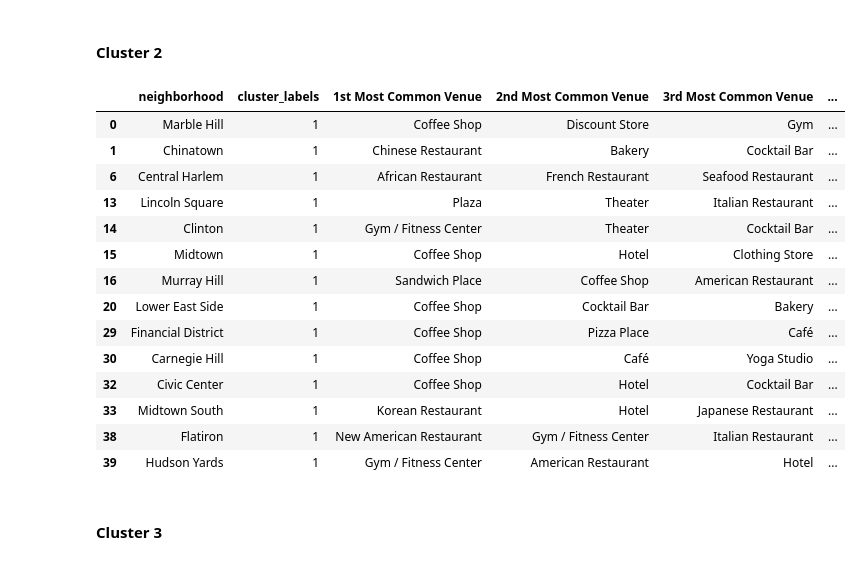
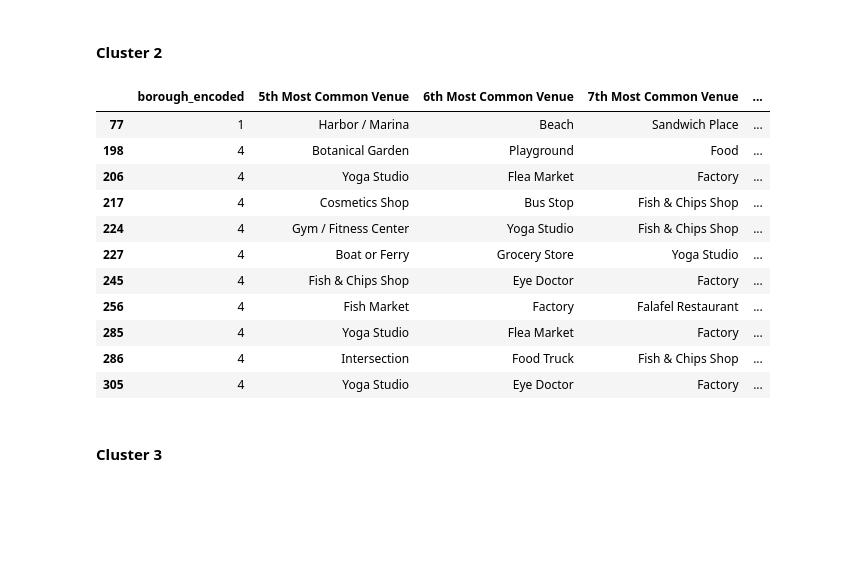
Before and after one commit to rafaelcgama/Capstone, a Jupyter notebook: final.ipynb, the cells around one changed output. Cells and saved outputs as stored; diff of their text form; code cells hidden in the pictures; blank space fills up the shorter version.

```diff
--- a/final.ipynb
+++ b/final.ipynb
@@ -352,0 +332,4 @@ manhattan_grouped.shape
+# %%
+nyc_grouped = nyc_onehot.groupby('neighborhood').mean().reset_index()
+print(nyc_grouped.shape)
+nyc_grouped.head()
@@ -377,10 +368,10 @@ for ind in np.arange(num_top_venues):
 
 # create a new dataframe
 neighborhoods_venues_sorted = pd.DataFrame(columns=columns)
-neighborhoods_venues_sorted['neighborhood'] = manhattan_grouped['neighborhood']
+neighborhoods_venues_sorted['neighborhood'] = nyc_grouped['neighborhood']
 
-for ind in np.arange(manhattan_grouped.shape[0]):
-    neighborhoods_venues_sorted.iloc[ind, 1:] = return_most_common_venues(manhattan_grouped.iloc[ind, :], num_top_venues)
+for ind in np.arange(nyc_grouped.shape[0]):
+    neighborhoods_venues_sorted.iloc[ind, 1:] = return_most_common_venues(nyc_grouped.iloc[ind, :], num_top_venues)
 
 neighborhoods_venues_sorted.head()
 # %% [output]
@@ -413,11 +437,10 @@ visualizer.poof()
 # %%
 # set number of clusters
-kclusters = 4
-
-manhattan_grouped_clustering = manhattan_grouped.drop('neighborhood', 1)
+kclusters = 10
+nyc_grouped_clustering = nyc_grouped.drop('neighborhood', 1)
 
 # run k-means clustering
-kmeans = KMeans(n_clusters=kclusters, random_state=0).fit(manhattan_grouped_clustering)
+kmeans = KMeans(n_clusters=kclusters, random_state=0).fit(nyc_grouped_clustering)
 
 # check cluster labels generated for each row in the dataframe
 kmeans.labels_[0:10]
@@ -429,10 +452,11 @@ Let's create a new dataframe that includes the cluster as well as the top 10 ven
 # add clustering labels
 neighborhoods_venues_sorted.insert(0, 'cluster_labels', kmeans.labels_)
 
-manhattan_merged = manhattan_data
+nyc_merged = nyc_data.copy()
 
 # merge toronto_grouped with toronto_data to add latitude/longitude for each neighborhood
-manhattan_merged = manhattan_merged.join(neighborhoods_venues_sorted.set_index('neighborhood'), on='neighborhood')
+nyc_merged = nyc_merged.join(neighborhoods_venues_sorted.set_index('neighborhood'), on='neighborhood')
 
-manhattan_merged.head() # check the last columns!
+print(nyc_merged.head())
+nyc_merged.head() # check the last columns!
 # %% [output]
@@ -502,23 +543,20 @@ manhattan_merged.loc[manhattan_merged['cluster_labels'] == 0, manhattan_merged.c
 # %% [markdown]
 #### Cluster 2
 # %%
-manhattan_merged.loc[manhattan_merged['cluster_labels'] == 1, manhattan_merged.columns[[1] + list(range(4, manhattan_merged.shape[1]))]]
+nyc_merged.loc[nyc_merged['cluster_labels'] == 1, nyc_merged.columns[[1] + list(range(10, nyc_merged.shape[1]))]]
 # %% [output]
-|  | neighborhood | cluster_labels | 1st Most Common Venue | 2nd Most Common Venue | 3rd Most Common Venue | ... |
-| 0 | Marble Hill | 1 | Coffee Shop | Discount Store | Gym | ... |
-| 1 | Chinatown | 1 | Chinese Restaurant | Bakery | Cocktail Bar | ... |
-| 6 | Central Harlem | 1 | African Restaurant | French Restaurant | Seafood Restaurant | ... |
-| 13 | Lincoln Square | 1 | Plaza | Theater | Italian Restaurant | ... |
-| 14 | Clinton | 1 | Gym / Fitness Center | Theater | Cocktail Bar | ... |
-| 15 | Midtown | 1 | Coffee Shop | Hotel | Clothing Store | ... |
-| 16 | Murray Hill | 1 | Sandwich Place | Coffee Shop | American Restaurant | ... |
-| 20 | Lower East Side | 1 | Coffee Shop | Cocktail Bar | Bakery | ... |
-| 29 | Financial District | 1 | Coffee Shop | Pizza Place | Café | ... |
-| 30 | Carnegie Hill | 1 | Coffee Shop | Café | Yoga Studio | ... |
-| 32 | Civic Center | 1 | Coffee Shop | Hotel | Cocktail Bar | ... |
-| 33 | Midtown South | 1 | Korean Restaurant | Hotel | Japanese Restaurant | ... |
-| 38 | Flatiron | 1 | New American Restaurant | Gym / Fitness Center | Italian Restaurant | ... |
-| 39 | Hudson Yards | 1 | Gym / Fitness Center | American Restaurant | Hotel | ... |
+|  | borough_encoded | 5th Most Common Venue | 6th Most Common Venue | 7th Most Common Venue | ... |
+| 77 | 1 | Harbor / Marina | Beach | Sandwich Place | ... |
+| 198 | 4 | Botanical Garden | Playground | Food | ... |
+| 206 | 4 | Yoga Studio | Flea Market | Factory | ... |
+| 217 | 4 | Cosmetics Shop | Bus Stop | Fish & Chips Shop | ... |
+| 224 | 4 | Gym / Fitness Center | Yoga Studio | Fish & Chips Shop | ... |
+| 227 | 4 | Boat or Ferry | Grocery Store | Yoga Studio | ... |
+| 245 | 4 | Fish & Chips Shop | Eye Doctor | Factory | ... |
+| 256 | 4 | Fish Market | Factory | Falafel Restaurant | ... |
+| 285 | 4 | Yoga Studio | Flea Market | Factory | ... |
+| 286 | 4 | Intersection | Food Truck | Fish & Chips Shop | ... |
+| 305 | 4 | Yoga Studio | Eye Doctor | Factory | ... |
 # %% [markdown]
 #### Cluster 3
 # %%
```
Also changed, not shown: parts of 40 cells of this notebook, 4 other files.
